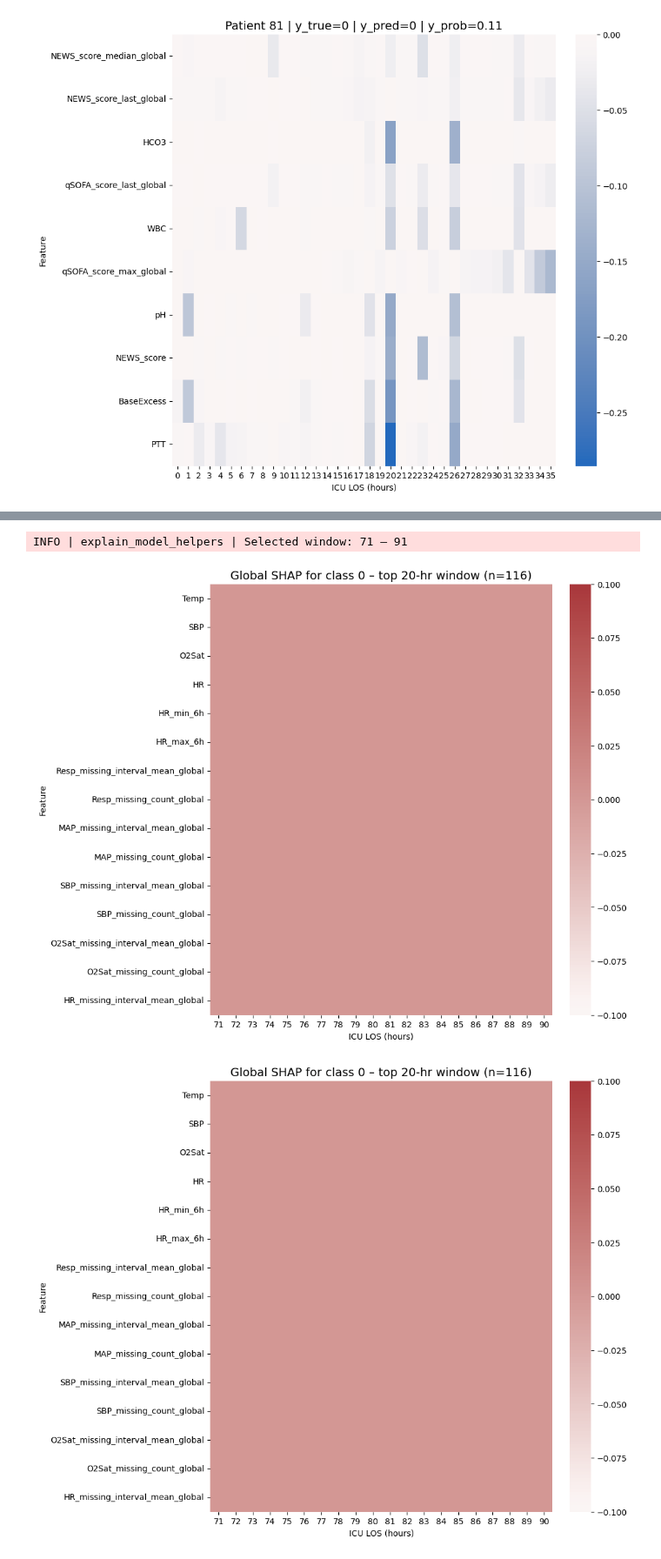
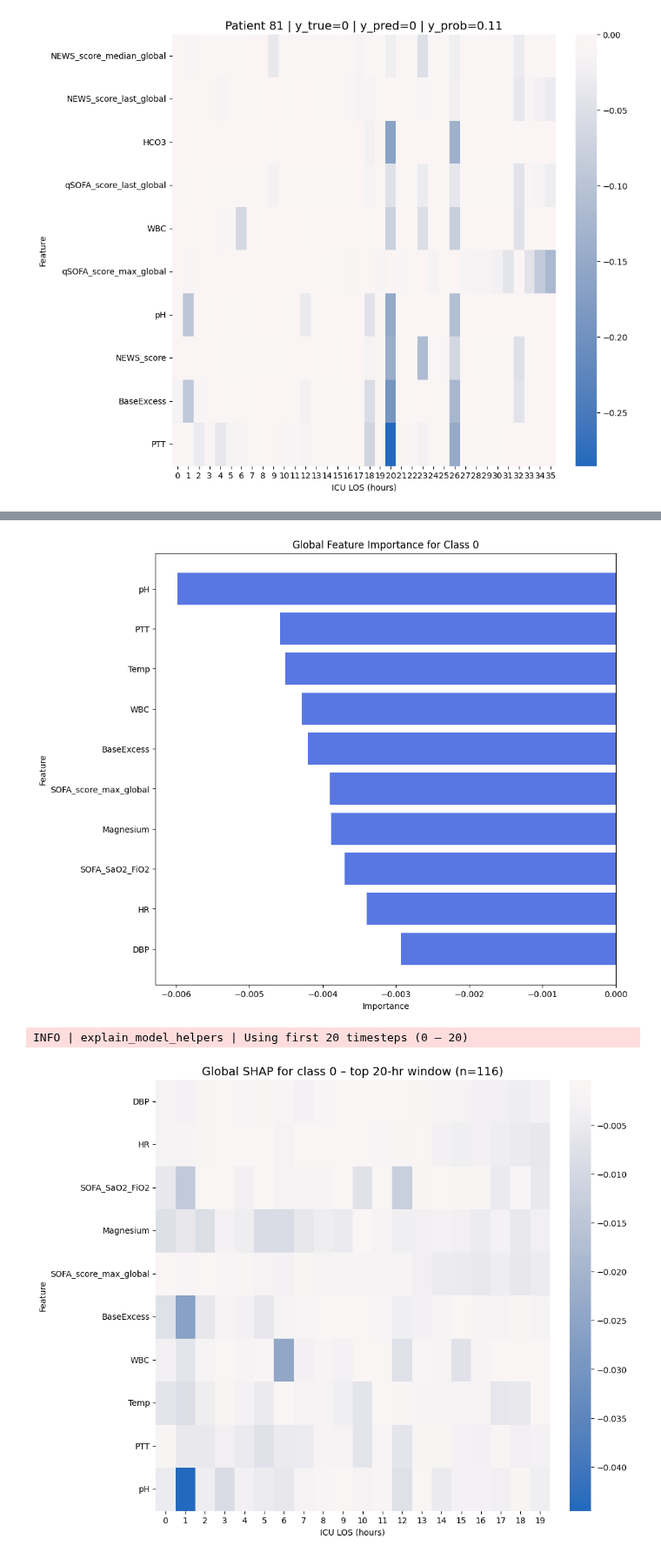
Before and after one commit to damianstone/dl-sepsis-prediction, a Jupyter notebook: models/model_B/explain_model.ipynb, the cells around one changed output, grey strips where cells are left out. Shown at 87% size. Drawn from its saved outputs; the diff is of its cells as text; code cells hidden in the pictures.

```diff
--- a/models/model_B/explain_model.ipynb
+++ b/models/model_B/explain_model.ipynb
@@ -111,6 +112,7 @@ INFO | explain_model_helpers | Selected window: 0 – 20
 # %%
-global_heatmap(shap_vals, feature_names, time_index, 0, y_preds, window_size=20)
+plot, features = global_importance_plot(shap_vals, feature_names, time_index, 0, y_preds)
+plot = global_heatmap(shap_vals, feature_names, time_index, 0, y_preds, features, window_size=20)
 # %% [output]
+[figure, new version]
-INFO | explain_model_helpers | Selected window: 71 – 91
+INFO | explain_model_helpers | Using first 20 timesteps (0 – 20)
-[figure, old version]
-[figure, old version]
+[figure, new version]
```
Also changed, not shown: parts of 3 cells of this notebook, 1 other file.
